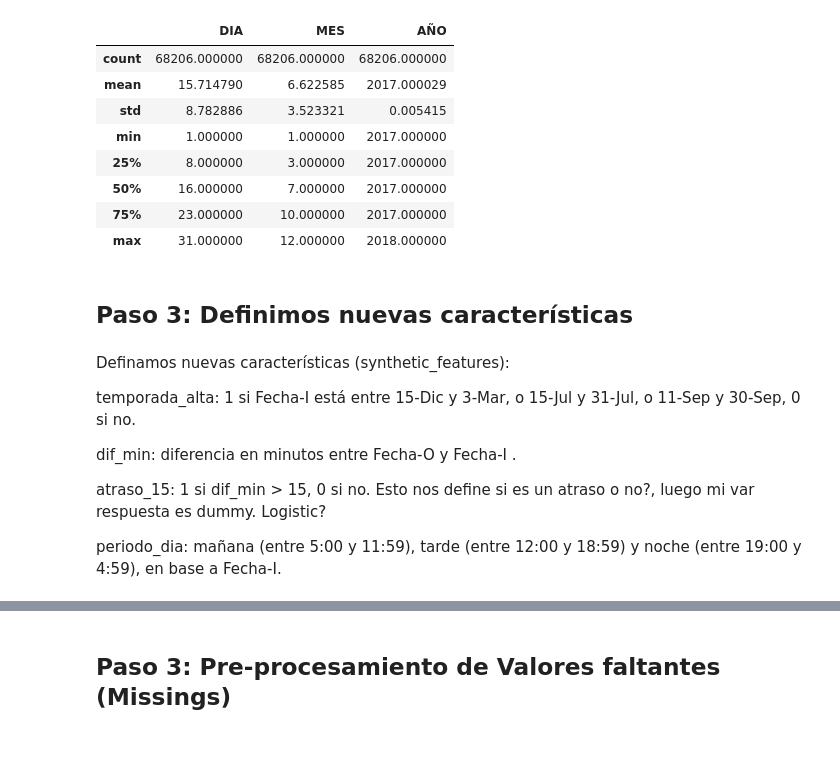
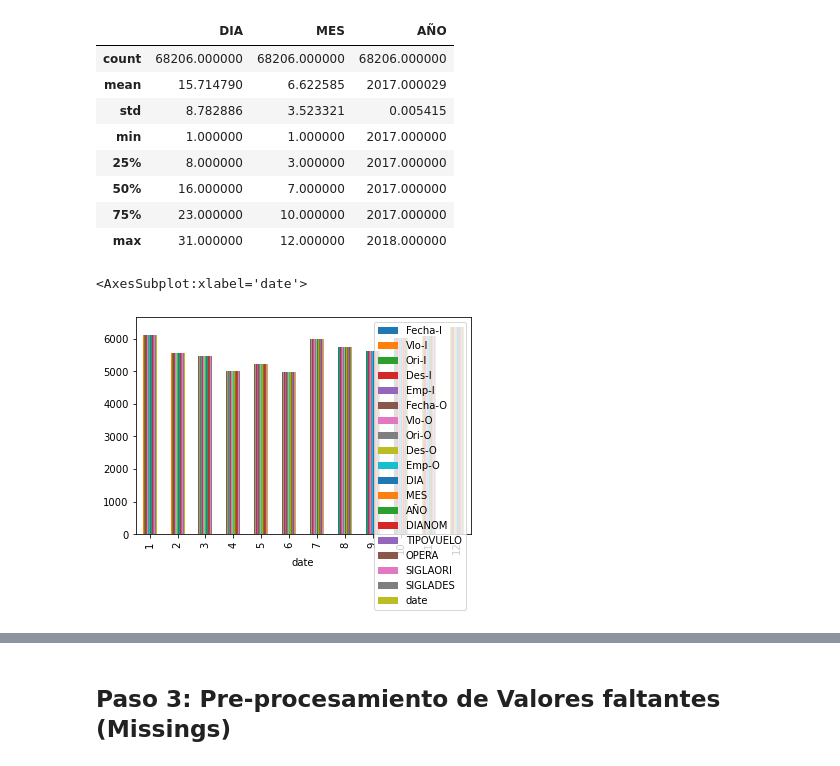
Before and after one commit to DarkHamlet/ChallDSLatam, a Jupyter notebook: solution.ipynb, the cells around one changed output, grey strips where cells are left out. Cells and saved outputs as stored; diff of their text form; code cells hidden in the pictures.

```diff
--- a/solution.ipynb
+++ b/solution.ipynb
@@ -161,15 +162,15 @@ df.describe()
 | 50% | 16.000000 | 7.000000 | 2017.000000 |
 | 75% | 23.000000 | 10.000000 | 2017.000000 |
 | max | 31.000000 | 12.000000 | 2018.000000 |
-# %% [markdown]
-## Paso 3: Definimos nuevas características
-# %% [markdown]
-Definamos nuevas características (synthetic_features):
-
-temporada_alta: 1 si Fecha-I está entre 15-Dic y 3-Mar, o 15-Jul y 31-Jul, o 11-Sep y 30-Sep, 0 si no.
-
-dif_min: diferencia en minutos entre Fecha-O y Fecha-I .
-
-atraso_15: 1 si dif_min > 15, 0 si no. Esto nos define si es un atraso o no?, luego mi var respuesta es dummy. Logistic?
-
-periodo_dia: mañana (entre 5:00 y 11:59), tarde (entre 12:00 y 18:59) y noche (entre 19:00 y 4:59), en base a Fecha-I.
+# %%
+# veamos la distribución de los vuelos
+# quiero contar los vuelos Vlo-O, a través de 2017
+# luego, agrupados por Operador.
+
+#df.value_counts(sort=False)
+#pd.crosstab(index=df['AÑO','MES'], columns='count')
+df["date"] = df["Fecha-O"].astype("datetime64")
+df.groupby(df["date"].dt.month).count().plot(kind="bar")
+# %% [output]
+<AxesSubplot:xlabel='date'>
+[figure, added]
```
Also changed, not shown: parts of 8 cells of this notebook.
